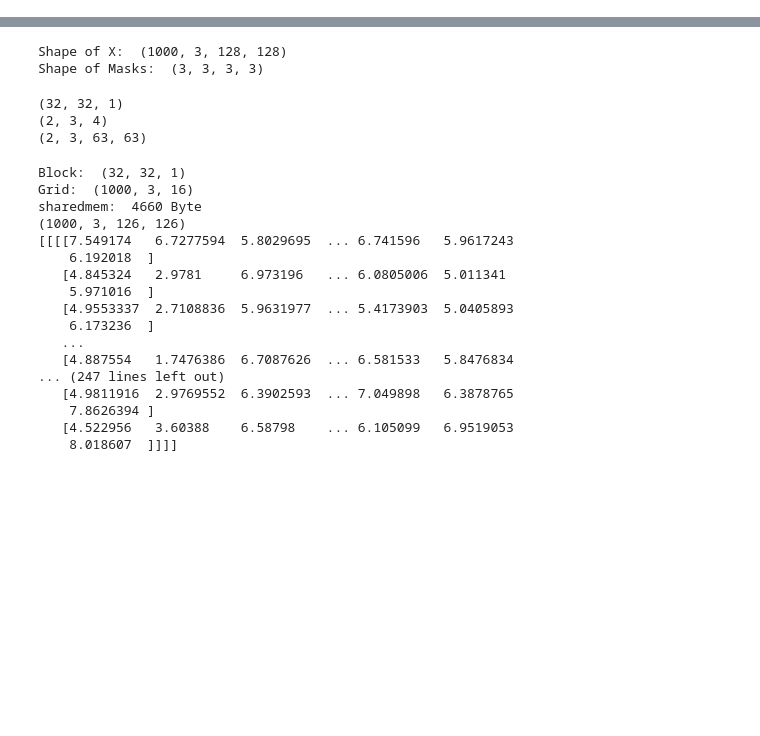
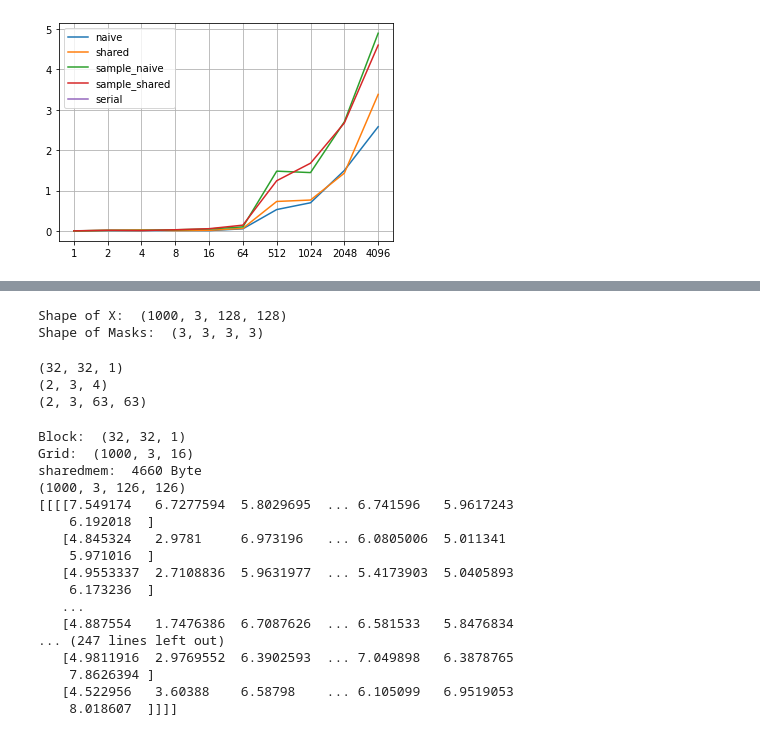
Before and after one commit to xs2445/CNN-PyCUDA-EECS4750-Project, a Jupyter notebook: utils/parallel/convlayer.ipynb, the cells around one changed output, grey strips where cells are left out. Drawn from its saved outputs; the diff is of its cells as text; code cells hidden in the pictures; blank space fills up the shorter version.

Commit message:
conv shared slower than naive

```diff
--- a/utils/parallel/convlayer.ipynb
+++ b/utils/parallel/convlayer.ipynb
@@ -7,0 +72,2 @@ from ConvLayerPara import ConvLayerP
+# %%
+t_naive, t_shared, t_sample_naive, t_sample_shared, t_serial = test_all()
@@ -7,0 +92,14 @@ from ConvLayerPara import ConvLayerP
+# %%
+N_list = [1,2,4,8,16,64,512,1024,2048,4096]
+
+plt.figure()
+plt.plot(t_naive, label='naive')
+plt.plot(t_shared, label='shared')
+plt.plot(t_sample_naive, label='sample_naive')
+plt.plot(t_sample_shared, label='sample_shared')
+plt.plot(t_serial, label='serial')
+plt.xticks(range(len(N_list)), N_list)
+plt.grid()
+plt.legend();
+# %% [output]
+[figure, added]
```
Also changed, not shown: parts of 9 cells of this notebook, 3 other files.
